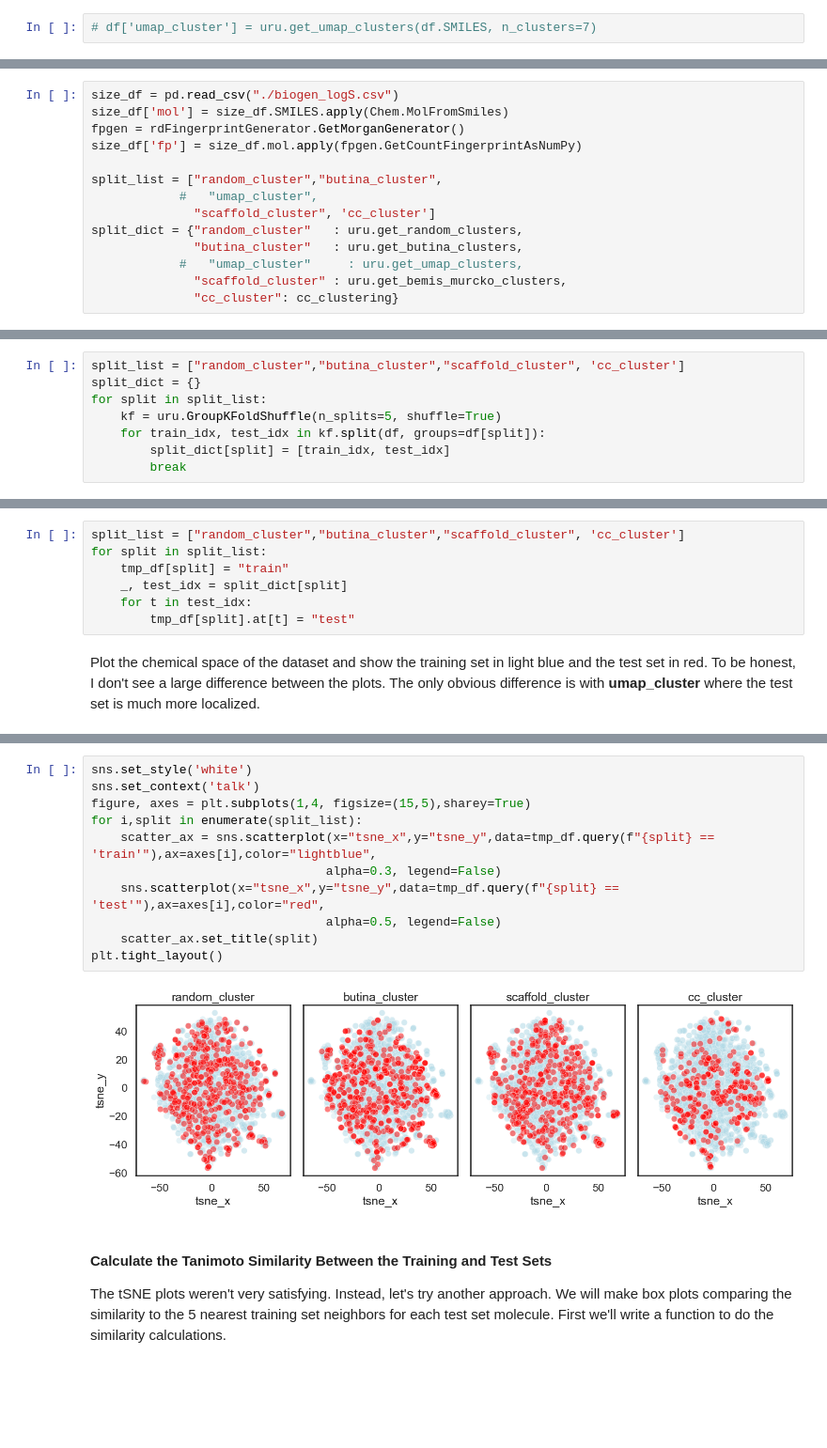
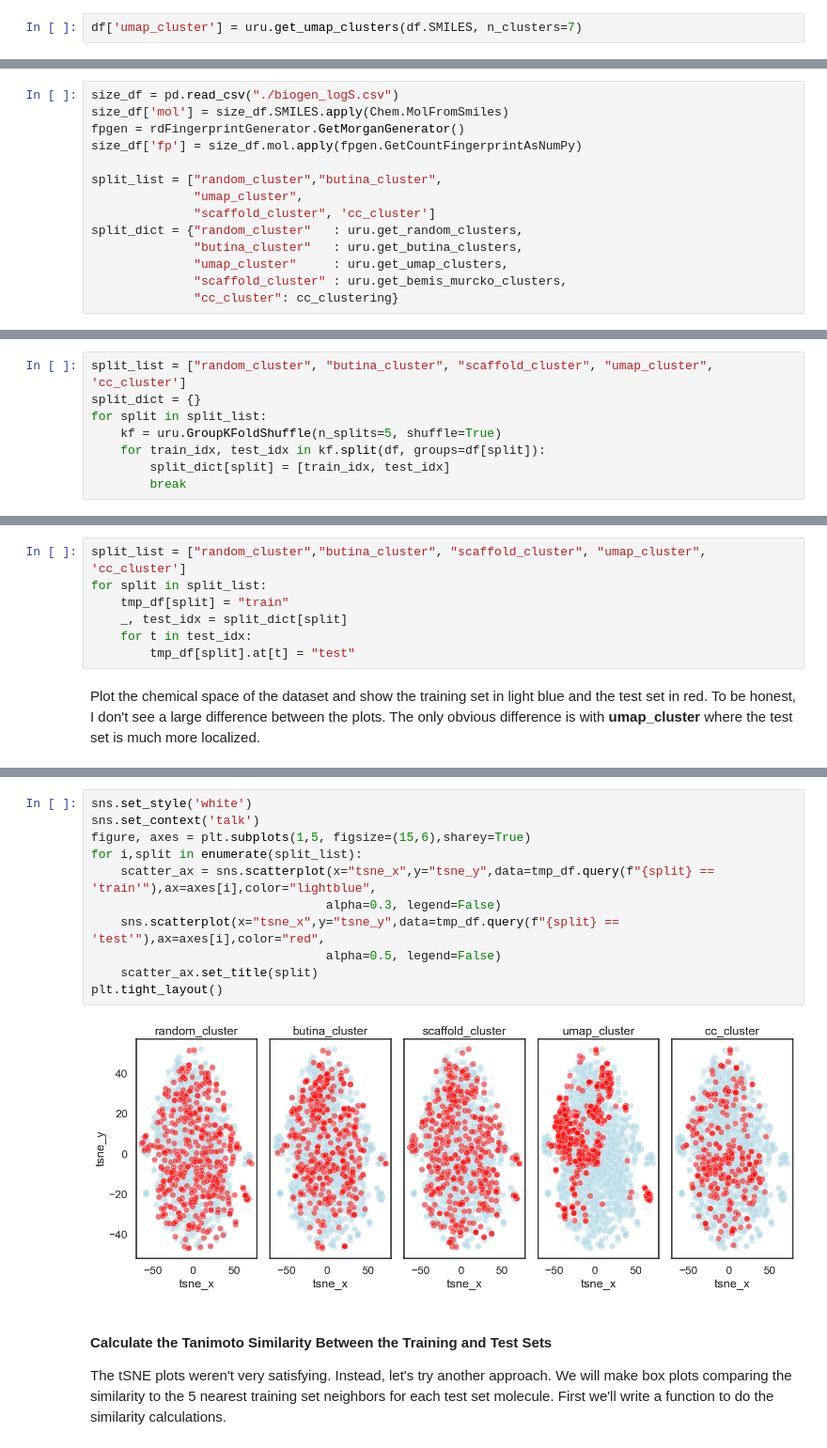
Before and after one commit to RaulFD-creator/Hestia-GOOD, a Jupyter notebook: examples/practical_cheminformatics_splitting/dataset_splitting.ipynb, the cells around one changed output, grey strips where cells are left out. Shown at 94% size. Cells and saved outputs as stored; diff of their text form; blank space fills up the shorter version.

Commit message:
🛠️ Added UMAP results

```diff
--- a/examples/practical_cheminformatics_splitting/dataset_splitting.ipynb
+++ b/examples/practical_cheminformatics_splitting/dataset_splitting.ipynb
@@ -46,7 +46,7 @@ df['butina_cluster'] = uru.get_butina_clusters(df.SMILES)
 # %% [markdown]
 The **get_umap_clusters** method follows a [paper](https://arxiv.org/abs/2406.00873) by Pedro Ballester's group.  In the paper, the Morgan fingerprints for the molecules are projected into a 2-dimensional space using the umap algorithm.  This 2-dimensional space is then clustered into 7 clusters using the AgglomerativeClustering method in scikit-learn.
 # %%
-# df['umap_cluster'] = uru.get_umap_clusters(df.SMILES, n_clusters=7)
+df['umap_cluster'] = uru.get_umap_clusters(df.SMILES, n_clusters=7)
 # %%
 def cc_clustering(smiles: list):
     df = pd.DataFrame({"SMILES": smiles})
@@ -85,11 +85,11 @@ fpgen = rdFingerprintGenerator.GetMorganGenerator()
 size_df['fp'] = size_df.mol.apply(fpgen.GetCountFingerprintAsNumPy)
 
 split_list = ["random_cluster","butina_cluster",
-            #   "umap_cluster",
+              "umap_cluster",
               "scaffold_cluster", 'cc_cluster']
 split_dict = {"random_cluster"   : uru.get_random_clusters,
               "butina_cluster"   : uru.get_butina_clusters,
-            #   "umap_cluster"     : uru.get_umap_clusters,
+              "umap_cluster"     : uru.get_umap_clusters,
               "scaffold_cluster" : uru.get_bemis_murcko_clusters,
               "cc_cluster": cc_clustering}
 # %%
@@ -152,7 +132,7 @@ def get_tsne_coords(smiles_list):
 # %% [markdown]
 Use **GroupKFoldShuffle** to split the dataset using each of methods we defined above.  Since this is simply a visual illustration, we'll only do one round of cross validation.
 # %%
-split_list = ["random_cluster","butina_cluster","scaffold_cluster", 'cc_cluster']
+split_list = ["random_cluster", "butina_cluster", "scaffold_cluster", "umap_cluster", 'cc_cluster']
 split_dict = {}
 for split in split_list:
     kf = uru.GroupKFoldShuffle(n_splits=5, shuffle=True)
@@ -183,7 +164,7 @@ tmp_df.reset_index(inplace=True)
 # %% [markdown]
 Add training and test set labels to **tmp_df** using the four splitting methods defined above.
 # %%
-split_list = ["random_cluster","butina_cluster","scaffold_cluster", 'cc_cluster']
+split_list = ["random_cluster","butina_cluster", "scaffold_cluster", "umap_cluster", 'cc_cluster']
 for split in split_list:
     tmp_df[split] = "train"
     _, test_idx = split_dict[split]
@@ -210,16 +191,16 @@ tmp_df
 # %%
 sns.set_style('white')
 sns.set_context('talk')
-figure, axes = plt.subplots(1,4, figsize=(15,5),sharey=True)
+figure, axes = plt.subplots(1,5, figsize=(15,6),sharey=True)
 for i,split in enumerate(split_list):
     scatter_ax = sns.scatterplot(x="tsne_x",y="tsne_y",data=tmp_df.query(f"{split} == 'train'"),ax=axes[i],color="lightblue",
                                 alpha=0.3, legend=False)
     sns.scatterplot(x="tsne_x",y="tsne_y",data=tmp_df.query(f"{split} == 'test'"),ax=axes[i],color="red",
                                 alpha=0.5, legend=False)
     scatter_ax.set_title(split)
 plt.tight_layout()
 # %% [output]
-[figure, old version]
+[figure, new version]
 # %% [markdown]
 #### Calculate the Tanimoto Similarity Between the Training and Test Sets
 The tSNE plots weren't very satisfying.  Instead, let's try another approach.  We will make box plots comparing the similarity to the 5 nearest training set neighbors for each test set molecule.  First we'll write a function to do the similarity calculations.
```
Also changed, not shown: parts of 18 cells of this notebook.
